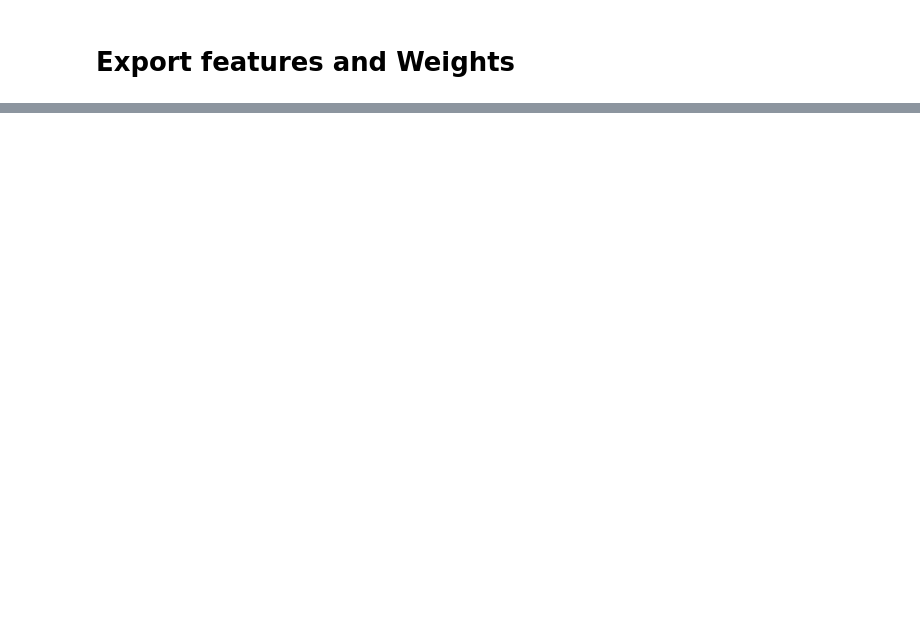
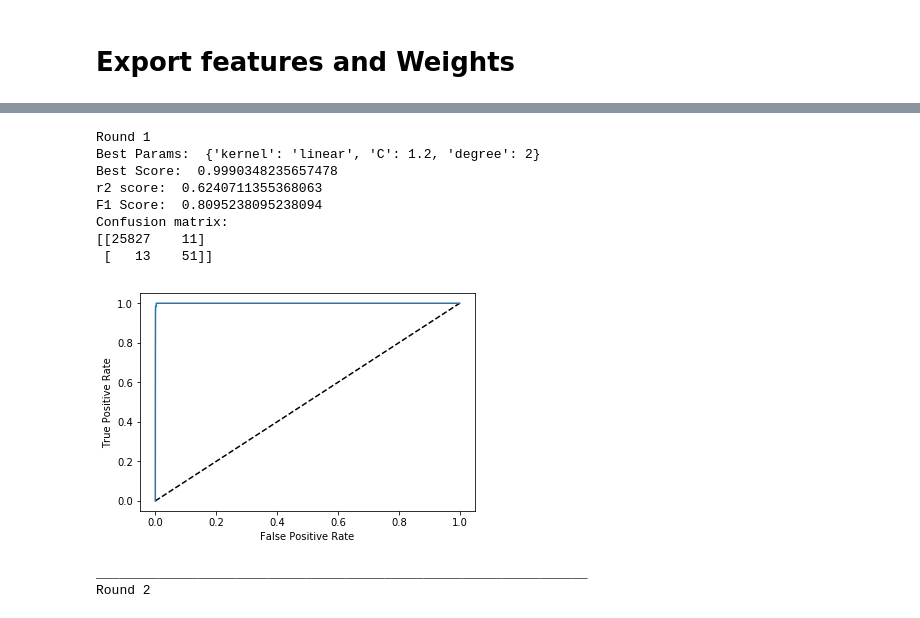
Before and after one commit to mike-swart/AdIntuition, a Jupyter notebook: data/classify.ipynb, the cells around one changed output, grey strips where cells are left out. Saved outputs shown, nothing was run; the diff lists cells and outputs as text; code cells hidden in the pictures; blank space fills up the shorter version.

```diff
--- a/data/classify.ipynb
+++ b/data/classify.ipynb
@@ -75,7 +75,7 @@ training_set.shape
 # %%
 y = training_set.isCoupon
 # %%
-stemmer = PorterStemmer()
+#stemmer = PorterStemmer()
 
 def tokenize(line):
     if (line is None):
@@ -92,8 +92,11 @@ def tokenize(line):
     tokens.extend(tokenizer.tokenize(line))
 
     tokens_ = [f.strip(string_library.punctuation) for f in tokens]
+    for i in range(len(tokens_)):
+        if tokens_[i][0:2] == "b'":
+            tokens_[i] = tokens[i][2:]
     tokens_ = [f for f in tokens_ if f != '' and f not in stopwords and len(f) != 1]
     tokens_ = [f for f in tokens_ if not (f.isdigit() or f[0] == '-' and f[1:].isdigit())]
-    tokens_ = [stemmer.stem(f) for f in tokens_]
+    #tokens_ = [stemmer.stem(f) for f in tokens_]
 
     return tokens_
@@ -171,7 +180,7 @@ _______________________________________________________________
 # %% [markdown]
 # Check How the weights will work in the Browser Extension
 # %%
-classifier = SVC(kernel='linear', C=2)
+classifier = SVC(kernel='linear', C=1, degree=2)
 lineVec = countVec.transform(training_set['sentence'])
 classifier.fit(lineVec, training_set['isCoupon'])
 # %% [output]
@@ -258,0 +274,41 @@ print len(features), len(weights)
+# %%
+kf = KFold(n_splits=3, shuffle=True)
+kf.get_n_splits(videos_en_new)
+round_num = 0
+for train_index, test_index in kf.split(videos_en_new):
+    round_num += 1
+    print 'Round', round_num
+    X_train, X_test = videos_en_new.loc[train_index], videos_en_new.loc[test_index]
+    y = videos_en_new.isCoupon
+    y_train, y_test = y.loc[train_index], y.loc[test_index]
+    lineVec = countVec.transform(X_train['sentence'])
+    testVec = countVec.transform(X_test['sentence'])
+    clf.fit(lineVec, X_train['isCoupon'])
+    predictions = clf.predict(testVec)
+    print "Best Params: ", clf.best_params_
+    print "Best Score: ", clf.best_score_
+    #print 'AUC Cross-validated scores:', cross_val_score(clf, lineVec, y_train, cv=5, scoring='roc_auc')
+    print 'r2 score: ', metrics.r2_score(y_test, predictions)
+    print 'F1 Score: ', metrics.f1_score(y_test, predictions)
+    print 'Confusion matrix: '
+    print metrics.confusion_matrix(y_test, predictions)
+    predicted_probabilites = clf.predict_proba(testVec)[:,1]
+    fpr, tpr, thresholds = metrics.roc_curve(y_test, predicted_probabilites)
+    plt.plot([0, 1], [0, 1], 'k--')
+    plt.plot(fpr, tpr, label='Logistic Regression')
+    plt.xlabel('False Positive Rate')
+    plt.ylabel('True Positive Rate')
+    plt.show()
+    print '_______________________________________________________________'
+# %% [output]
+Round 1
+Best Params:  {'kernel': 'linear', 'C': 1.2, 'degree': 2}
+Best Score:  0.9990348235657478
+r2 score:  0.6240711355368063
+F1 Score:  0.8095238095238094
+Confusion matrix:
+[[25827    11]
+ [   13    51]]
+[figure, added]
+_______________________________________________________________
+Round 2
```
Also changed, not shown: parts of 7 cells of this notebook, 21 other files.
